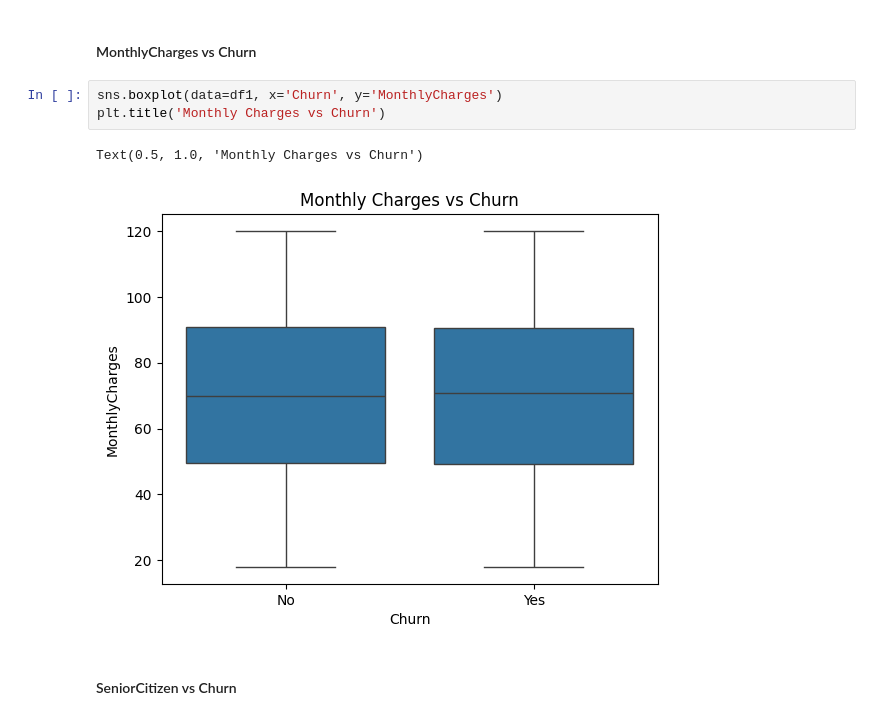
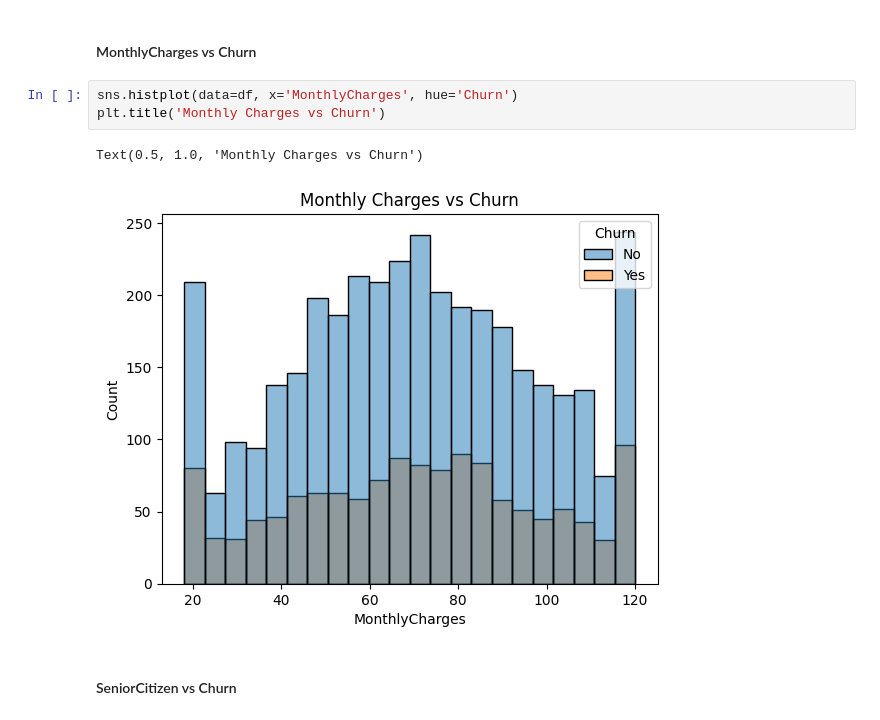
Before and after one commit to Roshani002/SSPL_Practical_Assessment, a Jupyter notebook: main.ipynb, the cells around one changed output. Drawn from its saved outputs; the diff is of its cells as text.

```diff
--- a/main.ipynb
+++ b/main.ipynb
@@ -443,11 +428,11 @@ Having TechSupport helps reduce churn slightly, regardless of whether Device Pro
 # %% [markdown]
 #### MonthlyCharges vs Churn
 # %%
-sns.boxplot(data=df1, x='Churn', y='MonthlyCharges')
+sns.histplot(data=df, x='MonthlyCharges', hue='Churn')
 plt.title('Monthly Charges vs Churn')
 # %% [output]
 Text(0.5, 1.0, 'Monthly Charges vs Churn')
-[figure, old version]
+[figure, new version]
 # %% [markdown]
 #### SeniorCitizen vs Churn
 # %%
```
Also changed, not shown: parts of 32 cells of this notebook.
